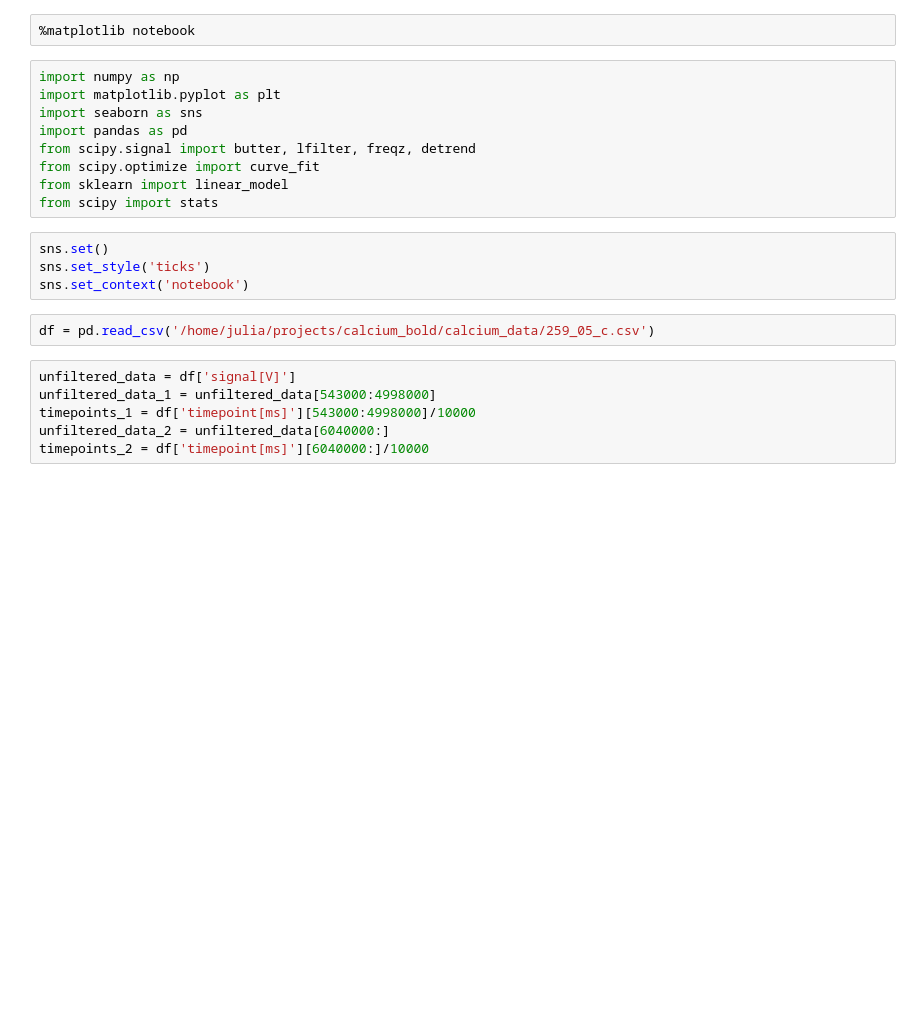
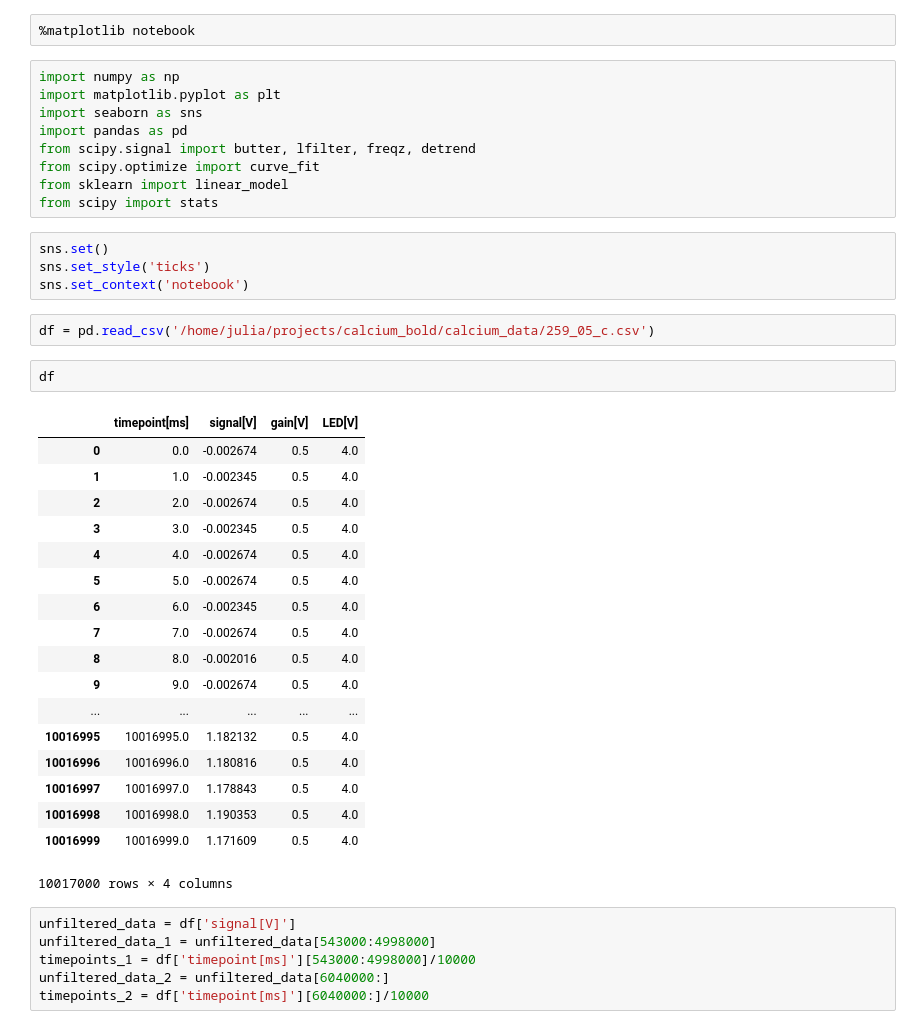
Before and after one commit to juhuntenburg/calcium_mri, a Jupyter notebook: explore_signal_02.ipynb, the cells around one changed output. Saved outputs shown, nothing was run; the diff lists cells and outputs as text; blank space fills up the shorter version.

```diff
--- a/explore_signal_02.ipynb
+++ b/explore_signal_02.ipynb
@@ -15,6 +15,27 @@ sns.set_style('ticks')
 sns.set_context('notebook')
 # %%
 df = pd.read_csv('/home/julia/projects/calcium_bold/calcium_data/259_05_c.csv')
+# %%
+df
+# %% [output]
+|  | timepoint[ms] | signal[V] | gain[V] | LED[V] |
+| 0 | 0.0 | -0.002674 | 0.5 | 4.0 |
+| 1 | 1.0 | -0.002345 | 0.5 | 4.0 |
+| 2 | 2.0 | -0.002674 | 0.5 | 4.0 |
+| 3 | 3.0 | -0.002345 | 0.5 | 4.0 |
+| 4 | 4.0 | -0.002674 | 0.5 | 4.0 |
+| 5 | 5.0 | -0.002674 | 0.5 | 4.0 |
+| 6 | 6.0 | -0.002345 | 0.5 | 4.0 |
+| 7 | 7.0 | -0.002674 | 0.5 | 4.0 |
+| 8 | 8.0 | -0.002016 | 0.5 | 4.0 |
+| 9 | 9.0 | -0.002674 | 0.5 | 4.0 |
+| ... | ... | ... | ... | ... |
+| 10016995 | 10016995.0 | 1.182132 | 0.5 | 4.0 |
+| 10016996 | 10016996.0 | 1.180816 | 0.5 | 4.0 |
+| 10016997 | 10016997.0 | 1.178843 | 0.5 | 4.0 |
+| 10016998 | 10016998.0 | 1.190353 | 0.5 | 4.0 |
+| 10016999 | 10016999.0 | 1.171609 | 0.5 | 4.0 |
+10017000 rows × 4 columns
 # %%
 unfiltered_data = df['signal[V]']
 unfiltered_data_1 = unfiltered_data[543000:4998000]
```
Also changed, not shown: parts of 2 cells of this notebook, 6 other files.
